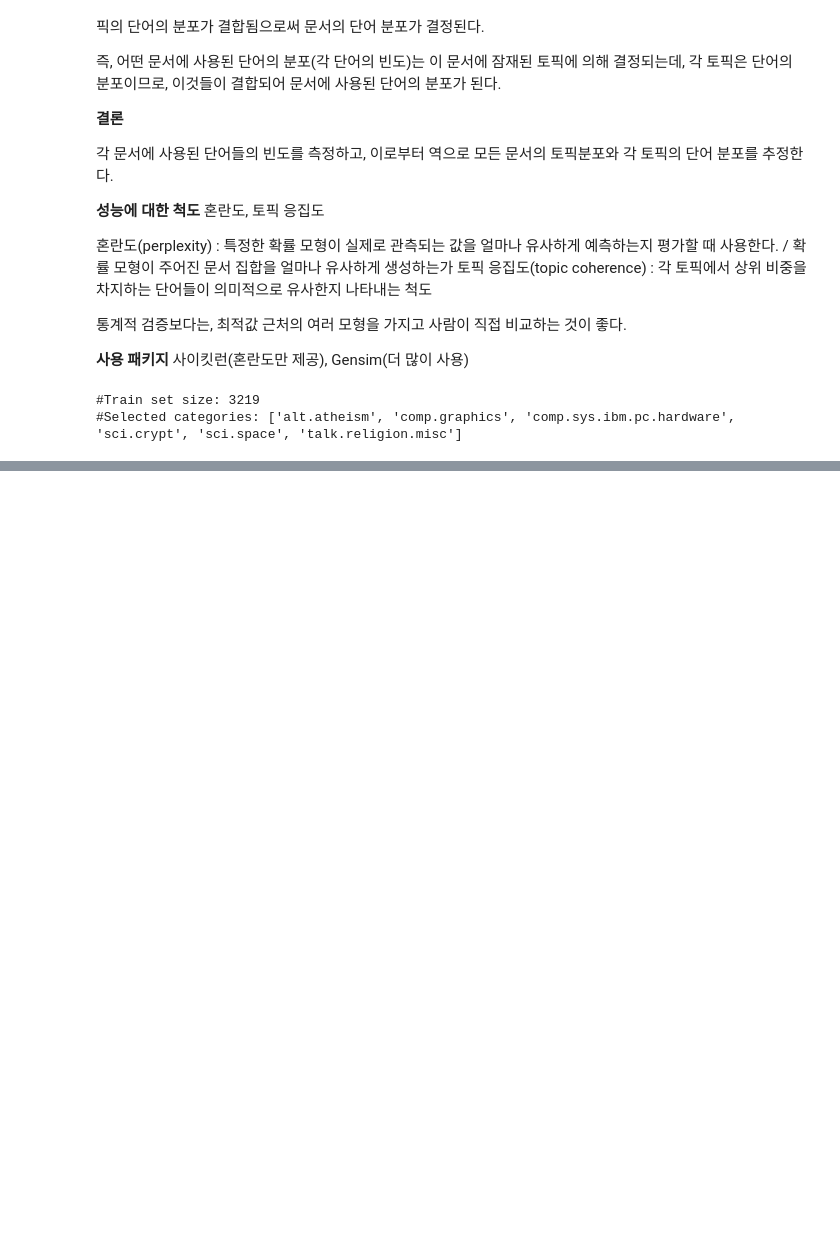
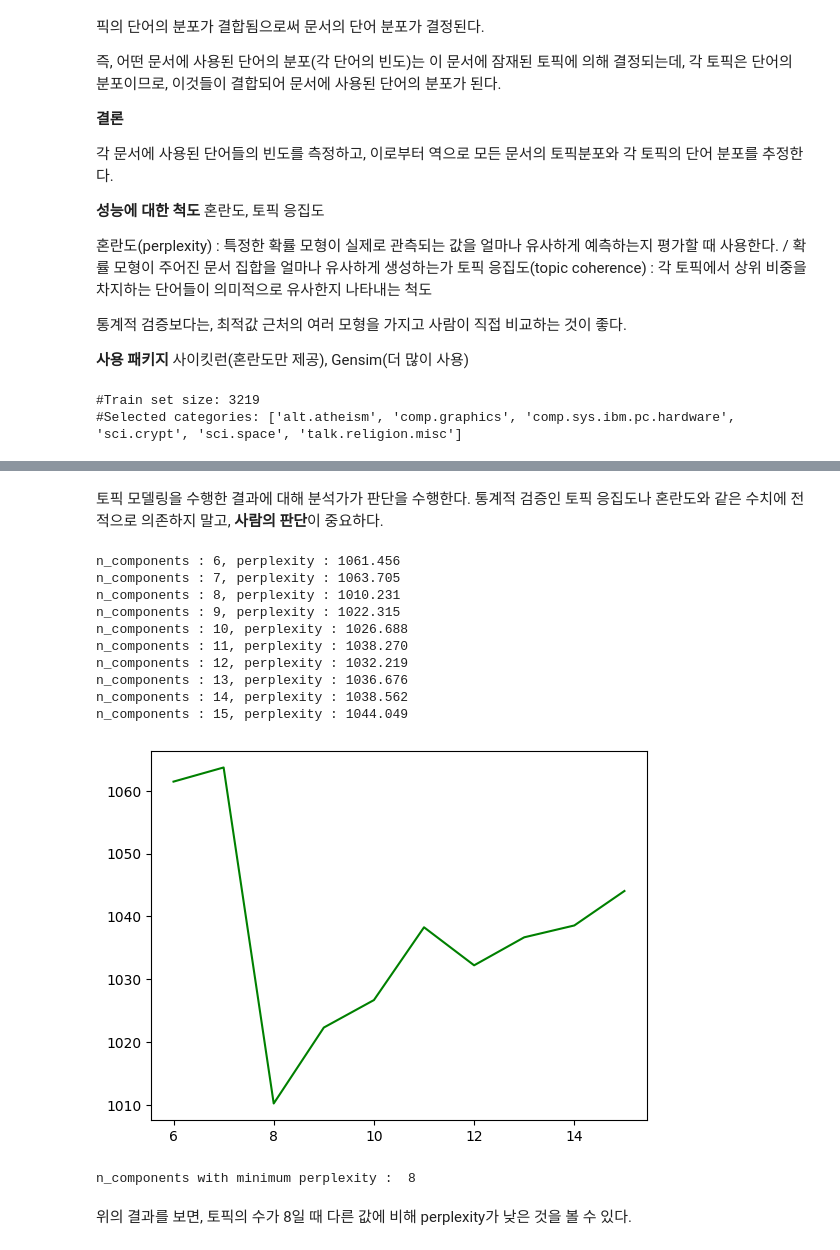
Before and after one commit to Yoon-Ahyeon/TextMining, a Jupyter notebook: Chapter02/PCAandTopicModeling.ipynb, the cells around one changed output, grey strips where cells are left out. Cells and saved outputs as stored; diff of their text form; code cells hidden in the pictures; blank space fills up the shorter version.

```diff
--- a/Chapter02/PCAandTopicModeling.ipynb
+++ b/Chapter02/PCAandTopicModeling.ipynb
@@ -471,0 +520,48 @@ n_jobs : 사용하는 프로세서 수 (-1이면, 모든 프로세서 활용)
+# %% [markdown]
+토픽 모델링을 수행한 결과에 대해 분석가가 판단을 수행한다.
+통계적 검증인 토픽 응집도나 혼란도와 같은 수치에 전적으로 의존하지 말고, **사람의 판단**이 중요하다.
+# %%
+## 최적의 토픽 수 판단하기
+import matplotlib.pyplot as plt
+%matplotlib inline
+
+def show_perplexity(cv, start = 10, end = 30, max_iter = 5, topic_word_prioir = 0.1,
+                    doc_topic_prioir = 1.0) :
+    iter_num = []
+    per_value = []
+
+    for i in range(start, end + 1):
+        lda = LatentDirichletAllocation(n_components = i,
+                                max_iter = max_iter,
+                                topic_word_prior= topic_word_prioir, doc_topic_prior= doc_topic_prioir,
+                                learning_method = 'batch',
+                                n_jobs= -1,
+                                random_state = 7)
+        lda.fit(cv)
+        iter_num.append(i)
+        pv = lda.perplexity(cv)
+        per_value.append(pv)
+        print(f'n_components : {i}, perplexity : {pv:0.3f}')
+
+    plt.plot(iter_num, per_value, 'g-')
+    plt.show()
+    return start + per_value.index(min(per_value)) # 가장 최솟값 반환
+
+
+print("n_components with minimum perplexity : ",
+      show_perplexity(review_cv, start = 6, end = 15))
+# %% [output]
+n_components : 6, perplexity : 1061.456
+n_components : 7, perplexity : 1063.705
+n_components : 8, perplexity : 1010.231
+n_components : 9, perplexity : 1022.315
+n_components : 10, perplexity : 1026.688
+n_components : 11, perplexity : 1038.270
+n_components : 12, perplexity : 1032.219
+n_components : 13, perplexity : 1036.676
+n_components : 14, perplexity : 1038.562
+n_components : 15, perplexity : 1044.049
+[figure, added]
+n_components with minimum perplexity :  8
+# %% [markdown]
+위의 결과를 보면, 토픽의 수가 8일 때 다른 값에 비해 perplexity가 낮은 것을 볼 수 있다.
```
Also changed, not shown: parts of 36 cells of this notebook, 12 other files.
